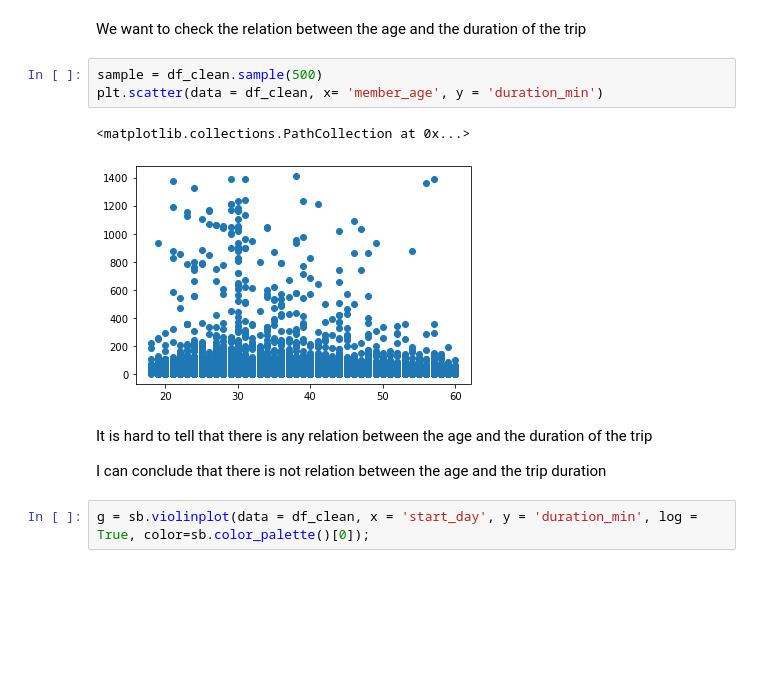
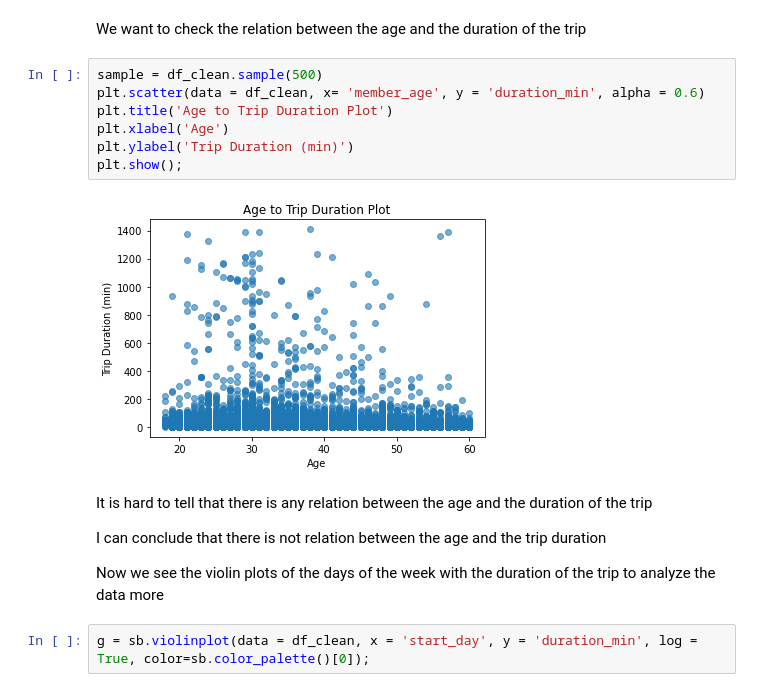
Before and after one commit to AdnanDajani/Data_Analysis_Project4, a Jupyter notebook: exploration.ipynb, the cells around one changed output. Drawn from its saved outputs; the diff is of its cells as text; blank space fills up the shorter version.

```diff
--- a/exploration.ipynb
+++ b/exploration.ipynb
@@ -376,14 +395,19 @@ fashion in the previous section (univariate exploration).
 We want to check the relation between the age and the duration of the trip
 # %%
 sample = df_clean.sample(500)
-plt.scatter(data = df_clean, x= 'member_age', y = 'duration_min')
+plt.scatter(data = df_clean, x= 'member_age', y = 'duration_min', alpha = 0.6)
+plt.title('Age to Trip Duration Plot')
+plt.xlabel('Age')
+plt.ylabel('Trip Duration (min)')
+plt.show();
 # %% [output]
-<matplotlib.collections.PathCollection at 0x...>
-[figure, old version]
+[figure, new version]
 # %% [markdown]
 It is hard to tell that there is any relation between the age and the duration of the trip
 
 I can conclude that there is not relation between the age and the trip duration
+
+Now we see the violin plots of the days of the week with the duration of the trip to analyze the data more
 # %%
 g = sb.violinplot(data = df_clean, x = 'start_day', y = 'duration_min', log = True, color=sb.color_palette()[0]);
 # %% [output]
```
Also changed, not shown: parts of 29 cells of this notebook, 5 other files.
